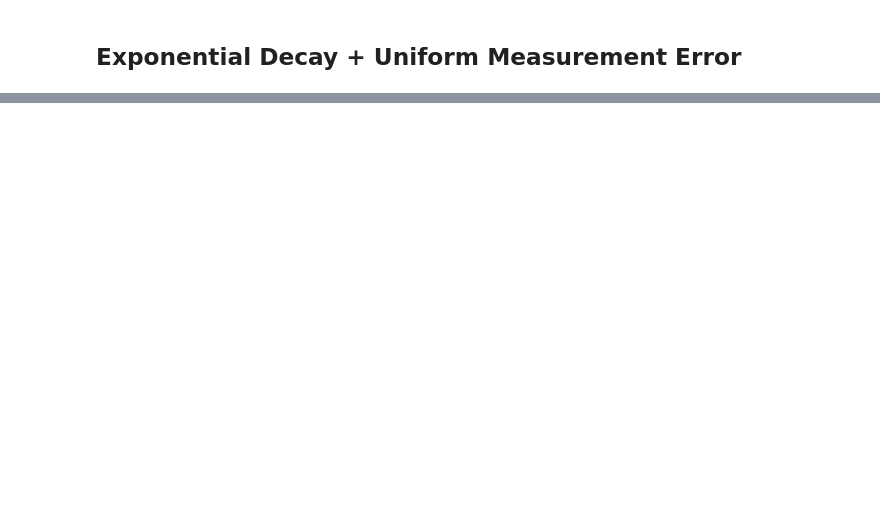
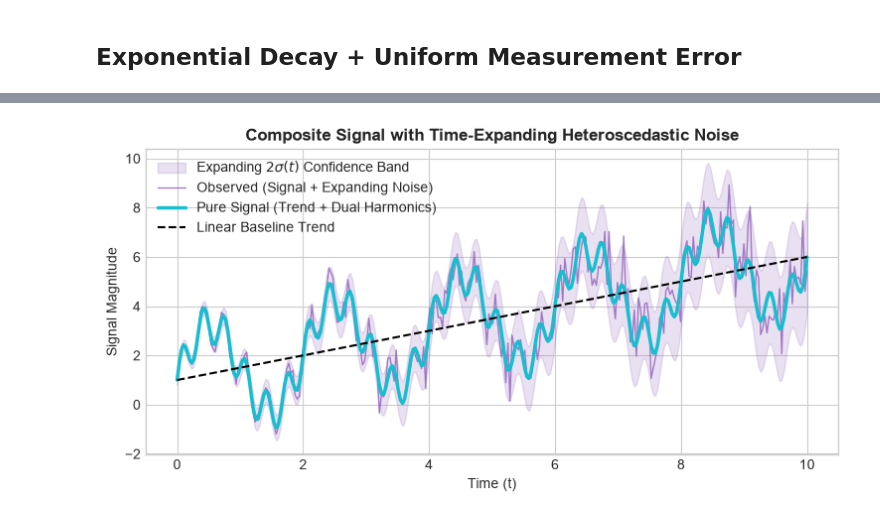
Before and after one commit to dasadiyaparth33-alt/DataAnalytics, a Jupyter notebook: Day_3/02_Statistics/01_data_population/02_functional_and_noisy_signal_population.ipynb, the cells around one changed output, grey strips where cells are left out. Drawn from its saved outputs; the diff is of its cells as text; code cells hidden in the pictures; blank space fills up the shorter version.

```diff
--- a/Day_3/02_Statistics/01_data_population/02_functional_and_noisy_signal_population.ipynb
+++ b/Day_3/02_Statistics/01_data_population/02_functional_and_noisy_signal_population.ipynb
@@ -130,0 +314,79 @@ plt.grid(True)
+# %%
+# --- 1. DATA GENERATION & PRINT OUTPUT ---
+t_comp = np.linspace(
+    start=0.0,  # Start time in seconds
+    stop=10.0,  # Stop time in seconds (10 second window)
+    num=300     # Evaluation step count
+)
+
+# Component 1: Linear upward trend (m=0.5, c=1.0)
+trend = 0.5 * t_comp + 1.0
+
+# Component 2 & 3: Dual-frequency harmonics (0.5 Hz low freq + 3.0 Hz high freq)
+harmonics = 2.0 * np.sin(2 * np.pi * 0.5 * t_comp) + 0.8 * np.sin(2 * np.pi * 3.0 * t_comp)
+
+S_pure = trend + harmonics
+
+# Time-dependent standard deviation: sigma grows from 0.1 at t=0 to 1.1 at t=10
+sigma_t = 0.1 + 0.1 * t_comp
+hetero_noise = np.random.normal(
+    loc=0.0,           # Zero mean base noise distribution
+    scale=1.0,         # Standard unit normal standard deviation
+    size=len(t_comp)   # Sample size matching domain array length
+) * sigma_t
+y_composite = S_pure + hetero_noise
+
+print("=== 4. COMPOSITE SIGNAL + HETEROSCEDASTIC NOISE ===")
+print(f"Initial Noise Std Dev (t=0): {sigma_t[0]:.2f}")
+print(f"Final Noise Std Dev (t=10): {sigma_t[-1]:.2f}")
+print(f"Overall Composite Signal Length: {len(y_composite)}\n")
+
+
+# --- 2. GRAPHICAL VISUALIZATION ---
+plt.figure(
+    figsize=(9, 4)  # Width and height of canvas frame in inches
+)
+
+# Time-expanding error region visual
+plt.fill_between(
+    x=t_comp,                                                      # Time axis coordinates
+    y1=S_pure - 2 * sigma_t,                                      # Lower 2-sigma lower envelope threshold
+    y2=S_pure + 2 * sigma_t,                                      # Upper 2-sigma upper envelope threshold
+    color='#9467bd',                                               # Soft purple fill color
+    alpha=0.2,                                                     # Envelope translucent shading factor
+    label='Expanding $2\\sigma(t)$ Confidence Band'                 # Legend label
+)
+
+# Observed composite series plot
+plt.plot(
+    t_comp,                                                        # Time grid
+    y_composite,                                                   # Signal + heteroscedastic noise observations
+    color='#9467bd',                                               # Muted purple line color
+    linewidth=1.0,                                                 # Thin line for noisy signal details
+    alpha=0.85,                                                    # Translucency level
+    label='Observed (Signal + Expanding Noise)'                    # Legend text
+)
+plt.plot(
+    t_comp,                                                        # Time grid
+    S_pure,                                                        # Pure combined signal values
+    color='#17becf',                                               # Cyan line color
+    linewidth=2.5,                                                 # Line stroke thickness
+    label='Pure Signal (Trend + Dual Harmonics)'                  # Legend text
+)
+plt.plot(
+    t_comp,                                                        # Time grid
+    trend,                                                         # Trend line component
+    'k--',                                                         # Black dashed line format
+    linewidth=1.5,                                                 # Dashed line thickness
+    label='Linear Baseline Trend'                                  # Legend entry
+)
+
+plt.title(
+    label='Composite Signal with Time-Expanding Heteroscedastic Noise', # Title
+    fontsize=12,                                                        # Font size
+    fontweight='bold'                                                   # Bold title font style
+)
+plt.xlabel(xlabel='Time (t)')                                       # X-axis label
+plt.ylabel(ylabel='Signal Magnitude')                               # Y-axis label
+plt.legend(loc='upper left')
+# %% [output]
@@ -130,0 +398 @@ plt.grid(True)
+[figure, added]
```
Also changed, not shown: parts of 13 cells of this notebook.
